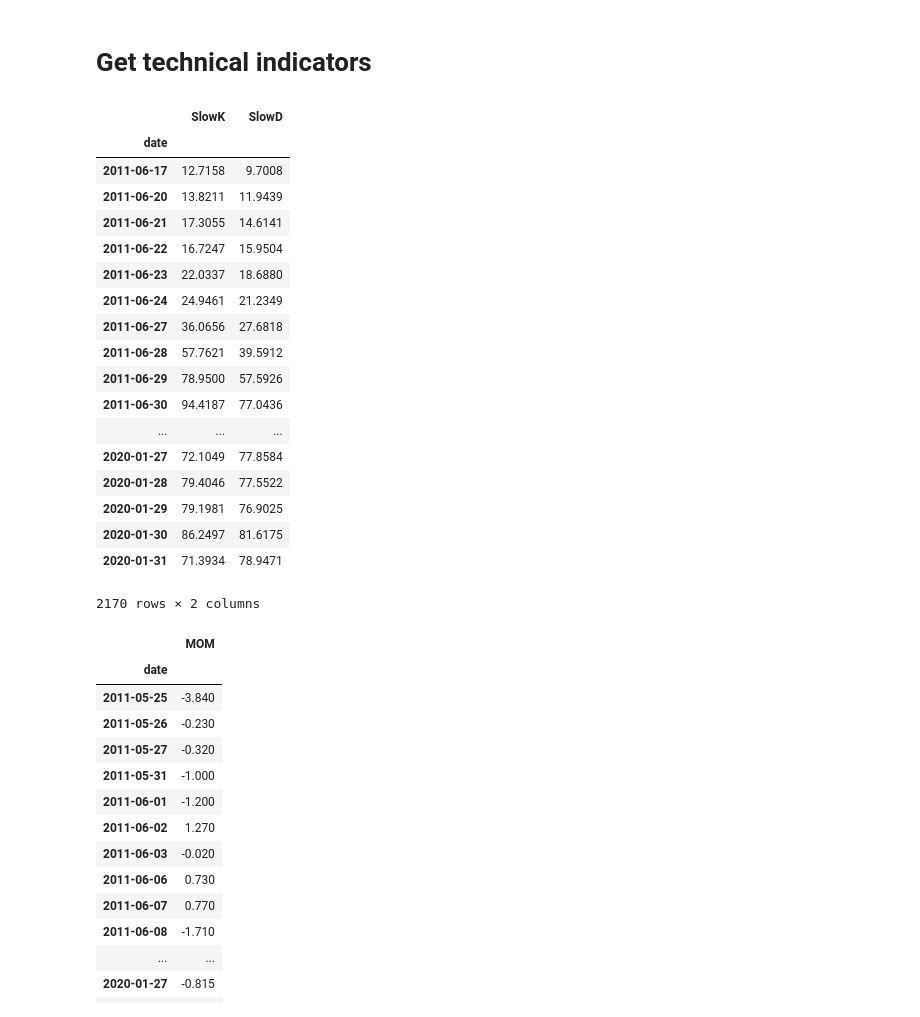
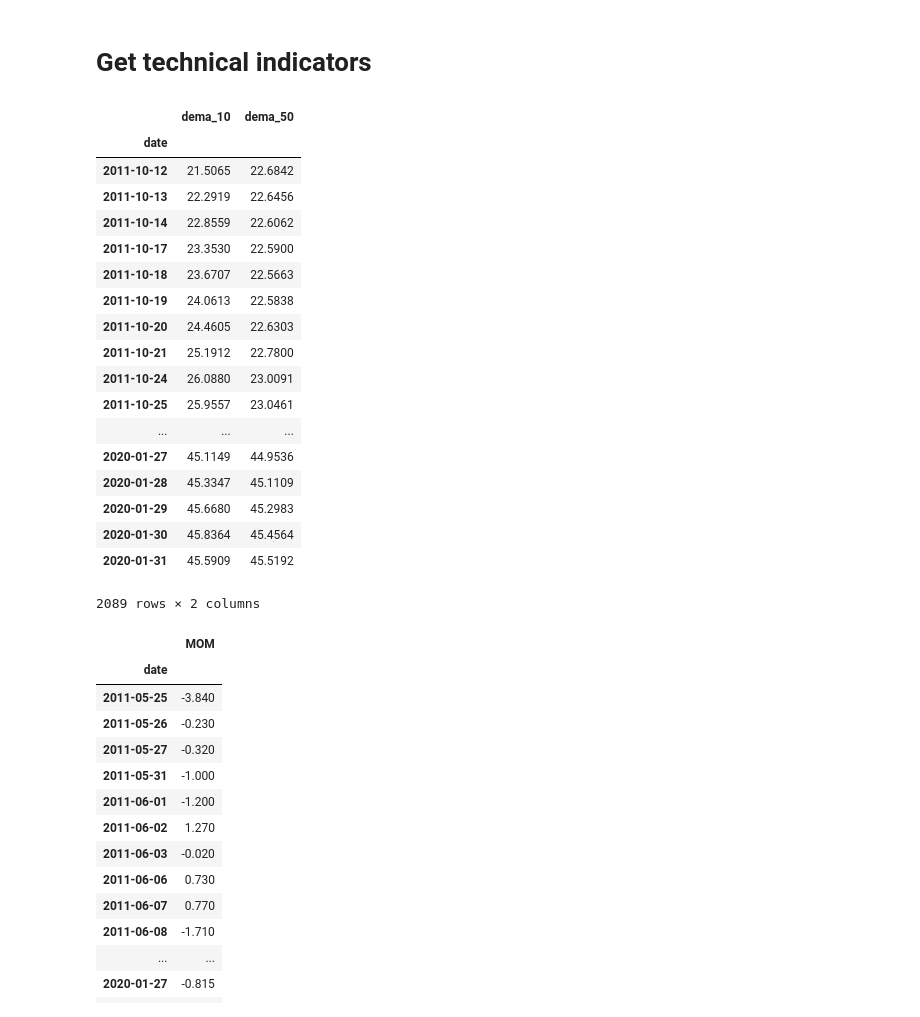
Before and after one commit to artvopilov/spencer, a Jupyter notebook: src/financial_robot_Spencer.ipynb, the cells around one changed output. Saved outputs shown, nothing was run; the diff lists cells and outputs as text; code cells hidden in the pictures.

Commit message:
dema added

```diff
--- a/src/financial_robot_Spencer.ipynb
+++ b/src/financial_robot_Spencer.ipynb
@@ -68,25 +77,32 @@ stoch_14_3_3, meta_stoch_14_3_3 = ti.get_stoch(stock, interval='daily', fastkper
-# %%
-stoch_14_3_3
-# %% [output]
-|  | SlowK | SlowD |
-| date |  |  |
-| 2011-06-17 | 12.7158 | 9.7008 |
-| 2011-06-20 | 13.8211 | 11.9439 |
-| 2011-06-21 | 17.3055 | 14.6141 |
-| 2011-06-22 | 16.7247 | 15.9504 |
-| 2011-06-23 | 22.0337 | 18.6880 |
-| 2011-06-24 | 24.9461 | 21.2349 |
-| 2011-06-27 | 36.0656 | 27.6818 |
-| 2011-06-28 | 57.7621 | 39.5912 |
-| 2011-06-29 | 78.9500 | 57.5926 |
-| 2011-06-30 | 94.4187 | 77.0436 |
-| ... | ... | ... |
-| 2020-01-27 | 72.1049 | 77.8584 |
-| 2020-01-28 | 79.4046 | 77.5522 |
-| 2020-01-29 | 79.1981 | 76.9025 |
-| 2020-01-30 | 86.2497 | 81.6175 |
-| 2020-01-31 | 71.3934 | 78.9471 |
-2170 rows × 2 columns
+# %%
+# Double Exponential Moving Average - 10 days
+dema_10, meta_dema_10 = ti.get_dema(stock, interval='daily', time_period=10)
+dema_10.rename(columns={'DEMA': 'dema_10'}, inplace=True)
+# Double Exponential Moving Average - 50 days
+dema_50, meta_dema_50 = ti.get_dema(stock, interval='daily', time_period=50)
+dema_50.rename(columns={'DEMA': 'dema_50'}, inplace=True)
+
+dema_10.merge(dema_50, on='date', how='inner', )
+# %% [output]
+|  | dema_10 | dema_50 |
+| date |  |  |
+| 2011-10-12 | 21.5065 | 22.6842 |
+| 2011-10-13 | 22.2919 | 22.6456 |
+| 2011-10-14 | 22.8559 | 22.6062 |
+| 2011-10-17 | 23.3530 | 22.5900 |
+| 2011-10-18 | 23.6707 | 22.5663 |
+| 2011-10-19 | 24.0613 | 22.5838 |
+| 2011-10-20 | 24.4605 | 22.6303 |
+| 2011-10-21 | 25.1912 | 22.7800 |
+| 2011-10-24 | 26.0880 | 23.0091 |
+| 2011-10-25 | 25.9557 | 23.0461 |
+| ... | ... | ... |
+| 2020-01-27 | 45.1149 | 44.9536 |
+| 2020-01-28 | 45.3347 | 45.1109 |
+| 2020-01-29 | 45.6680 | 45.2983 |
+| 2020-01-30 | 45.8364 | 45.4564 |
+| 2020-01-31 | 45.5909 | 45.5192 |
+2089 rows × 2 columns
 # %%
 # mom_1, meta_mom_1 = ti.get_mom(stock, interval='daily', time_period=1)
 mom_1
```
Also changed, not shown: parts of 1 cell of this notebook.
